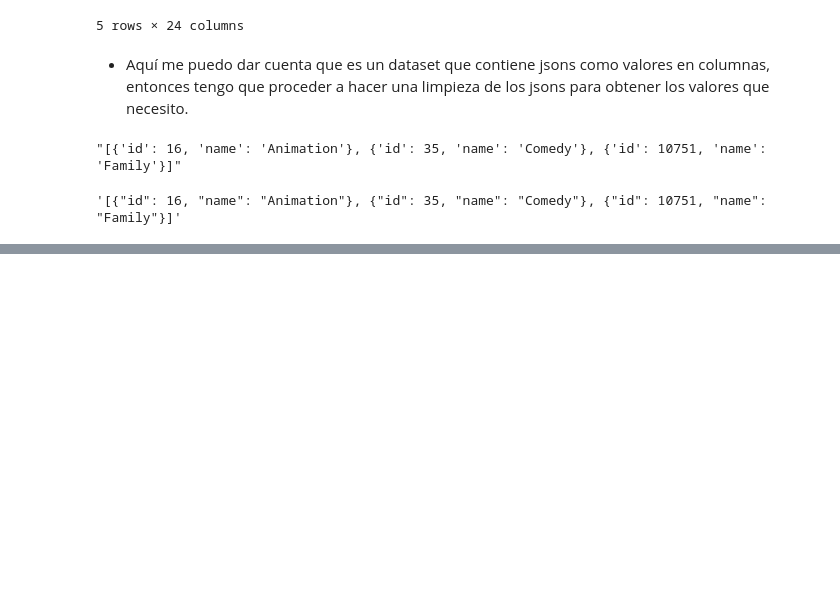
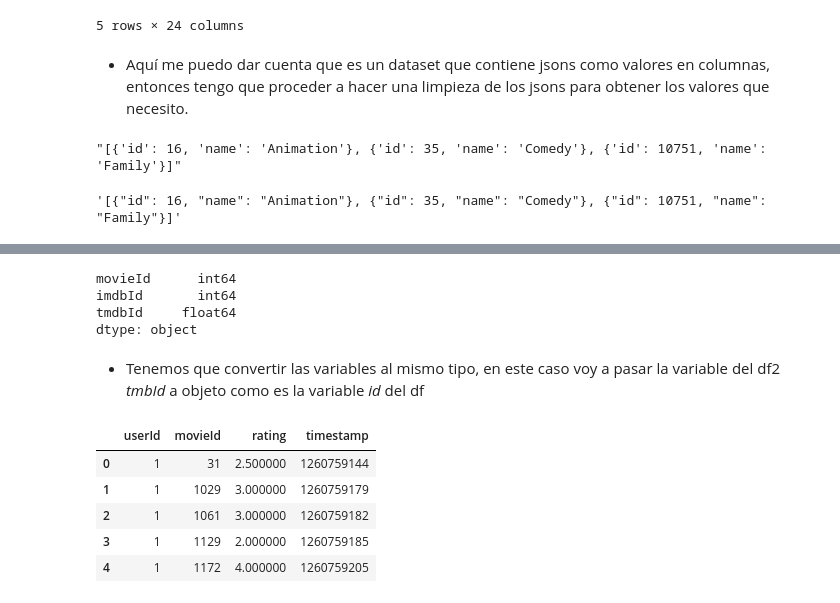
Before and after one commit to BorisRendon/EML_Lab7, a Jupyter notebook: Recomendaciones.ipynb, the cells around one changed output, grey strips where cells are left out. Cells and saved outputs as stored; diff of their text form; code cells hidden in the pictures; blank space fills up the shorter version.

```diff
--- a/Recomendaciones.ipynb
+++ b/Recomendaciones.ipynb
@@ -55,0 +117,9 @@ Index(['adult', 'belongs_to_collection', 'budget', 'genres', 'homepage', 'id',
+# %%
+df2.dtypes
+# %% [output]
+movieId      int64
+imdbId       int64
+tmdbId     float64
+dtype: object
+# %% [markdown]
+* Tenemos que convertir las variables al mismo tipo, en este caso voy a pasar la variable del df2 *tmbId* a objeto como es la variable *id* del df
@@ -55,0 +131,10 @@ Index(['adult', 'belongs_to_collection', 'budget', 'genres', 'homepage', 'id',
+# %%
+df_ratings = pd.read_csv('ratings_small.csv')
+df_ratings.head(5)
+# %% [output]
+|  | userId | movieId | rating | timestamp |
+| 0 | 1 | 31 | 2.500000 | 1260759144 |
+| 1 | 1 | 1029 | 3.000000 | 1260759179 |
+| 2 | 1 | 1061 | 3.000000 | 1260759182 |
+| 3 | 1 | 1129 | 2.000000 | 1260759185 |
+| 4 | 1 | 1172 | 4.000000 | 1260759205 |
```
Also changed, not shown: parts of 16 cells of this notebook, 1 other file.
